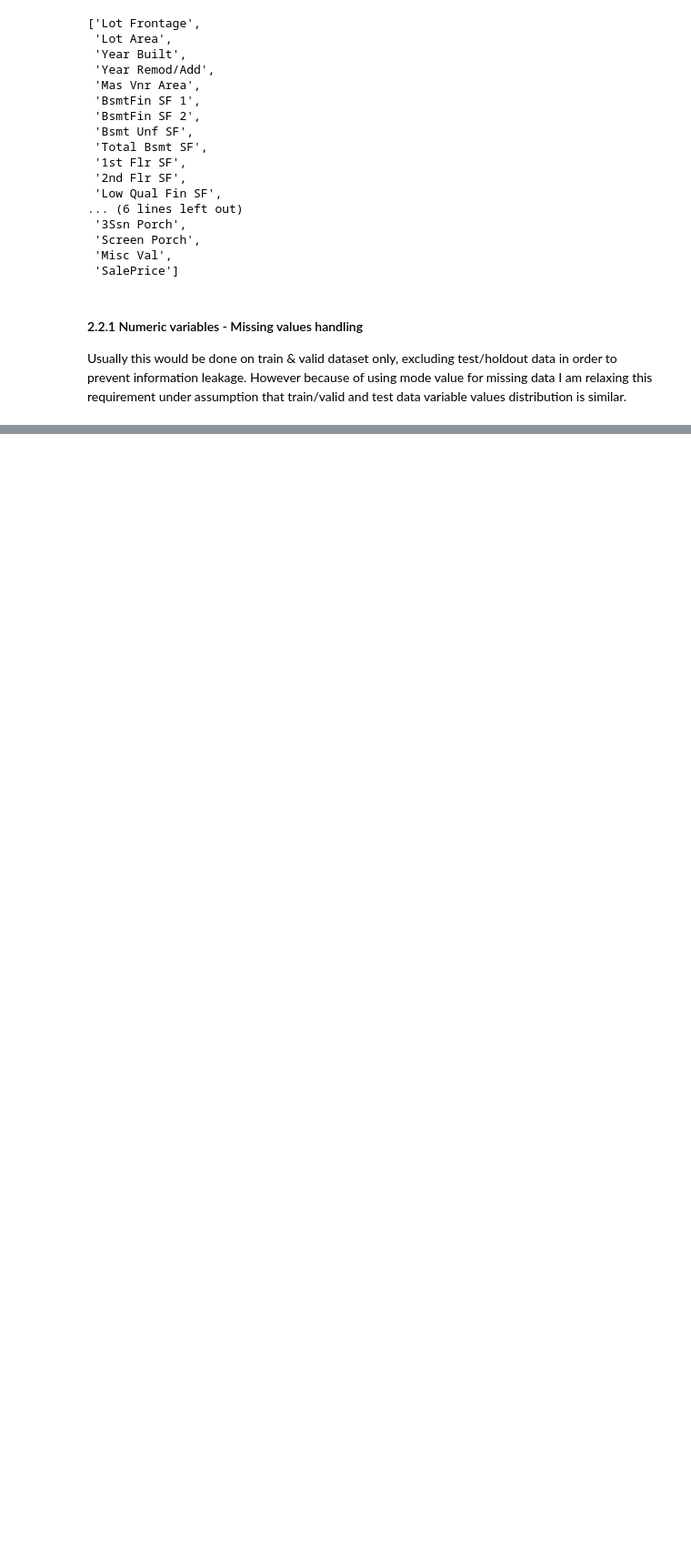
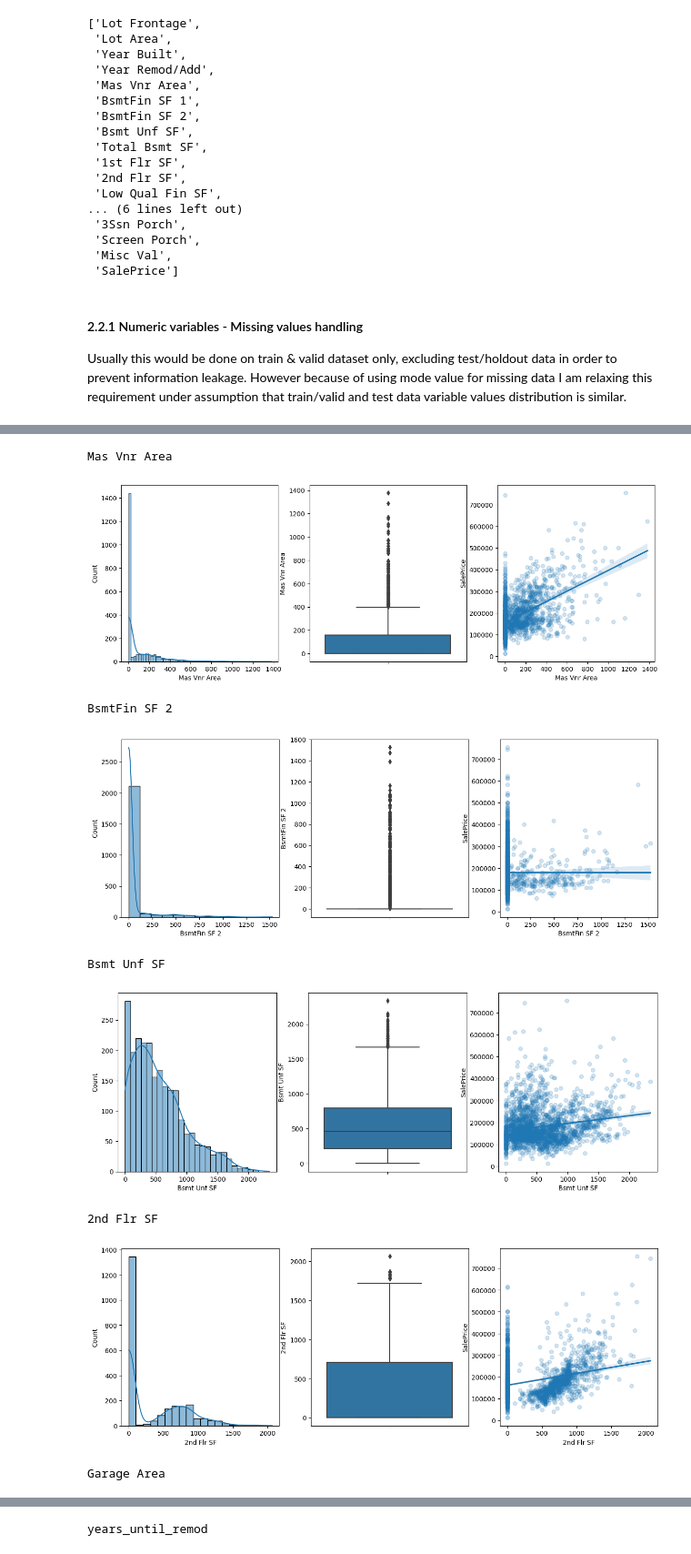
Before and after one commit to TGusciora/Python, a Jupyter notebook: GP23_PredictingHouseSalePrices/notebooks/001.GP23_tg_EDA.ipynb, the cells around one changed output, grey strips where cells are left out. Shown at 91% size. Drawn from its saved outputs; the diff is of its cells as text; code cells hidden in the pictures; blank space fills up the shorter version.

Commit message:
2023/03/25 update
GP23
- build features bug correction (categorical variables were not transferred to data_out)
- further main project update to target variable analysis

```diff
--- a/GP23_PredictingHouseSalePrices/notebooks/001.GP23_tg_EDA.ipynb
+++ b/GP23_PredictingHouseSalePrices/notebooks/001.GP23_tg_EDA.ipynb
@@ -565,8 +565,7 @@ continuous
 Usually this would be done on train & valid dataset only, excluding test/holdout data in order to prevent information leakage. However because of using mode value for missing data I am relaxing this requirement under assumption that train/valid and test data variable values distribution is similar.
 # %%
 transformation = gp23feat.TransformFeatures(data_in = data, na_var_list = discrete, numerical_var_list = numerical)
-data_transformed_test2 = transformation.output()
-type(data_transformed_test2)
+data_transformed = transformation.output()
 # %% [output]
 Order - 0.0% of missing values. Variable copied.
 PID - 0.0% of missing values. Variable copied.
@@ -604,0 +802,10 @@ transformation.data_out
+# %%
+totala = 0
+
+for var in X_train_valid.select_dtypes(exclude=['category']):
+    if np.isinf(X_train_valid[[var]]).sum().all() != 0:
+        print(var,'has infinite values present.')
+        totala += 1
+
+if totala == 0:
+    print('There are no infinite values in checked set of variables')
@@ -604,0 +848,14 @@ transformation.data_out
+# %%
+#MANUAL_INPUT
+#Deleting low variance variables (except indicating imputations)
+
+low_var_vars = [var for var in low_var_vars if var not in discrete]
+low_var_vars
+
+
+for var in low_var_vars:
+    try:
+        continuous.remove(var)
+        features.remove(var)
+    except:
+        print(var,'is not in continuous or features list.')
@@ -604,0 +882,7 @@ transformation.data_out
+# %%
+# Deleting target for exclusion from graphich investigation
+try:
+    continuous.remove(target)
+    features.remove(target)
+except:
+    print(target,'is not in continuous or features list.')
@@ -604,0 +893,20 @@ transformation.data_out
+# %%
+# Visual representation od independent variables
+
+for var in continuous:
+    print(var)
+    fig,ax=plt.subplots(1,3,figsize=(15,5))
+    sn.histplot(X_train_valid[var].dropna(), kde=True, ax=ax[0])
+    sn.boxplot(y=X_train_valid[var], ax=ax[1])
+    sn.regplot(data=X_train_valid, x=var, y=y_train_valid, scatter_kws={'alpha':0.2})
+    plt.show()
+# %% [output]
+Mas Vnr Area
+[figure, added]
+BsmtFin SF 2
+[figure, added]
+Bsmt Unf SF
+[figure, added]
+2nd Flr SF
+[figure, added]
+Garage Area
@@ -604,0 +914 @@ transformation.data_out
+years_until_remod
```
Also changed, not shown: parts of 28 cells of this notebook, 1 other file.
